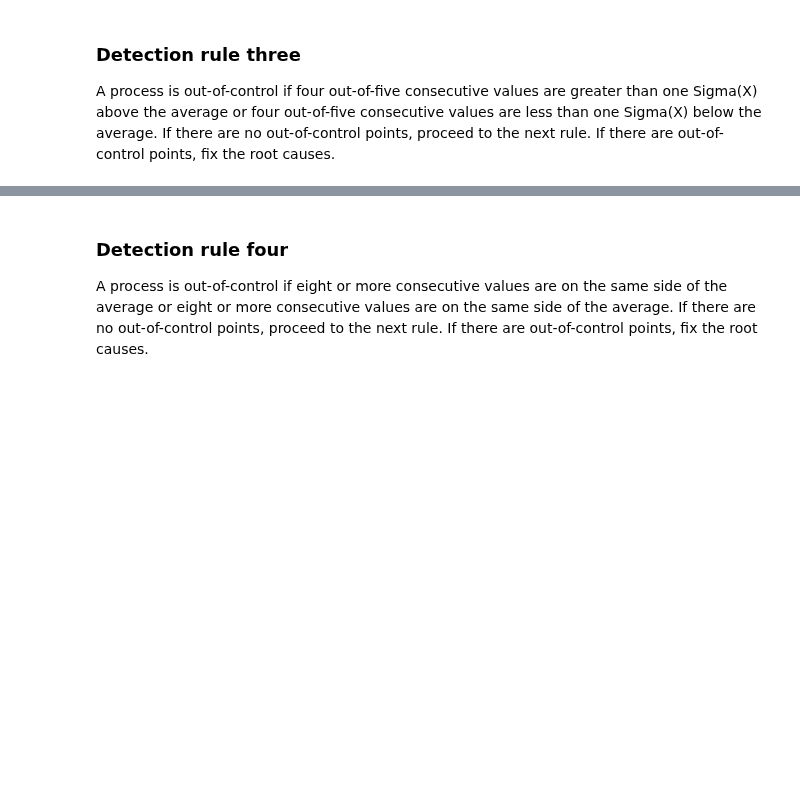
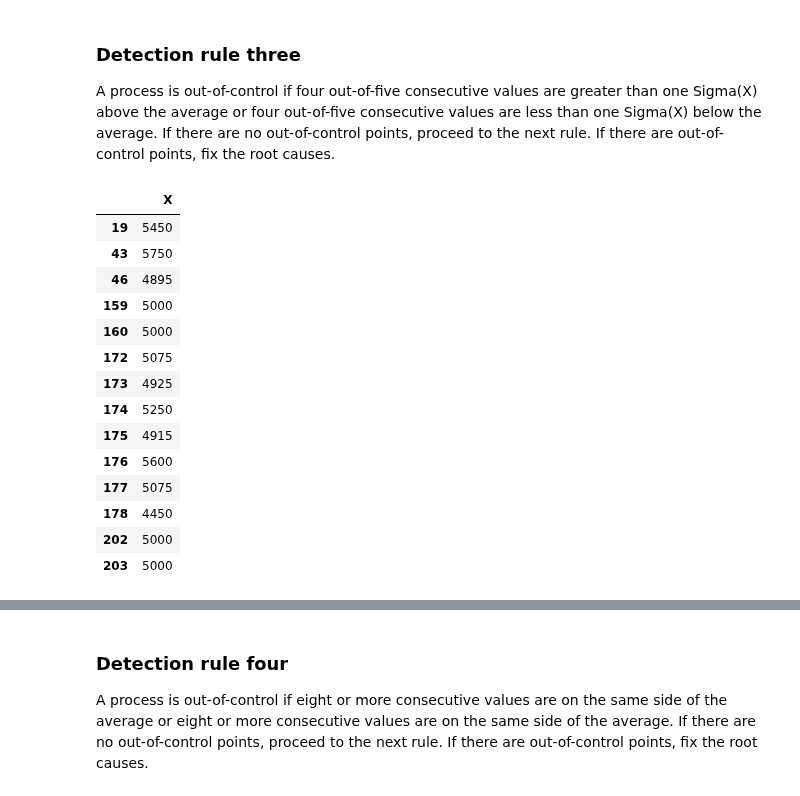
Before and after one commit to tracyyingyingwang/control_charts, a Jupyter notebook: control_charts_xmr.ipynb, the cells around one changed output, grey strips where cells are left out. Saved outputs shown, nothing was run; the diff lists cells and outputs as text; code cells hidden in the pictures; blank space fills up the shorter version.

```diff
--- a/control_charts_xmr.ipynb
+++ b/control_charts_xmr.ipynb
@@ -312,3 +308,32 @@ chart_data = chart_data.drop(['above_two_sigma_x',
 # %% [markdown]
 ### Detection rule three
 A process is out-of-control if four out-of-five consecutive values are greater than one Sigma(X) above the average or four out-of-five consecutive values are less than one Sigma(X) below the average.  If there are no out-of-control points, proceed to the next rule. If there are out-of-control points, fix the root causes.
+# %%
+# Create a list with X above 1 sigma
+above_one_sigma_x_list = []
+for value in chart_data['X']:
+    if value >= plus_one_sigma_x:
+        above_one_sigma_x_list.append(1)
+    else:
+        above_one_sigma_x_list.append(0)
+# Create a column from the list.
+chart_data['above_one_sigma_x'] = above_one_sigma_x_list
+# Display points where 4 of 5 consecutive X > 1 sigma.
+chart_data['above_one_sigma_x_rule_3'] = chart_data['above_one_sigma_x'].rolling(5).sum()
+chart_data.loc[(chart_data['above_one_sigma_x_rule_3'] >= 4), ['X']]
+# %% [output]
+|  | X |
+| 19 | 5450 |
+| 43 | 5750 |
+| 46 | 4895 |
+| 159 | 5000 |
+| 160 | 5000 |
+| 172 | 5075 |
+| 173 | 4925 |
+| 174 | 5250 |
+| 175 | 4915 |
+| 176 | 5600 |
+| 177 | 5075 |
+| 178 | 4450 |
+| 202 | 5000 |
+| 203 | 5000 |
```
Also changed, not shown: parts of 3 cells of this notebook.
